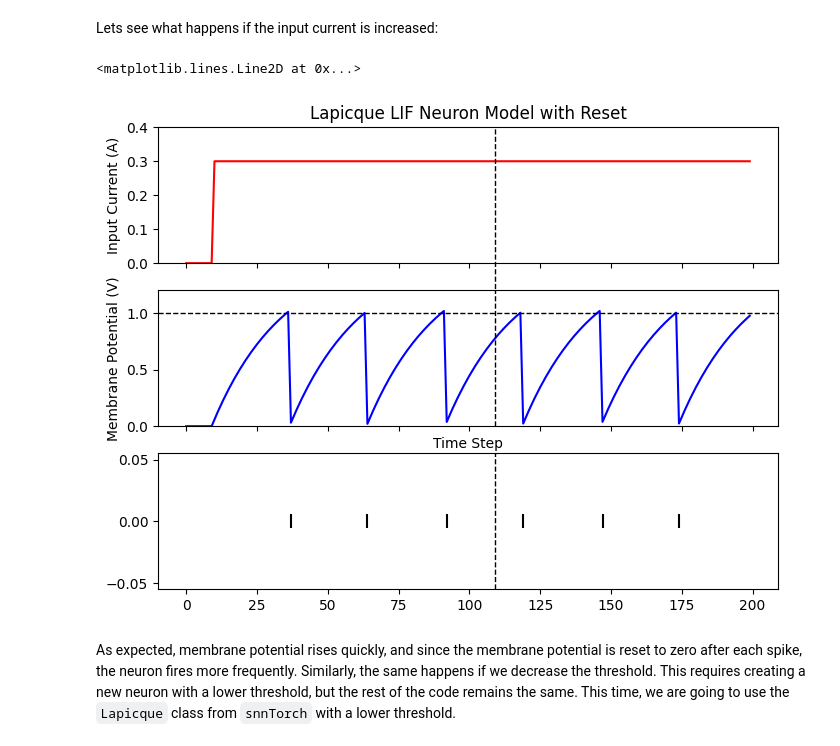
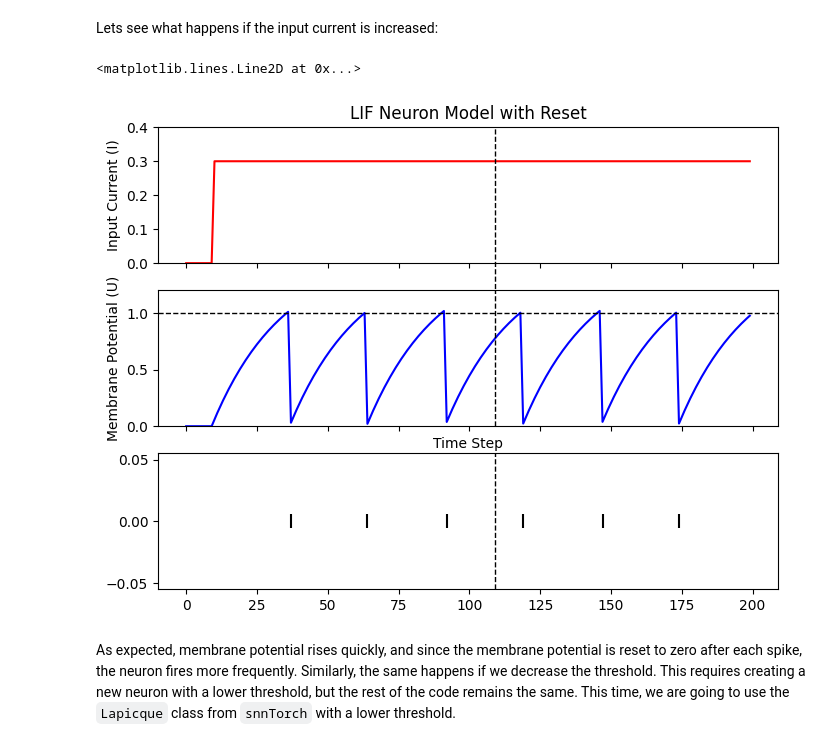
Before and after one commit to AmitNativ1984/SpikingNeuralNetworks, a Jupyter notebook: snnTorch/tutorial-2-LIF-neuron.ipynb, the cells around one changed output. Cells and saved outputs as stored; diff of their text form; code cells hidden in the pictures.

```diff
--- a/snnTorch/tutorial-2-LIF-neuron.ipynb
+++ b/snnTorch/tutorial-2-LIF-neuron.ipynb
@@ -479,37 +479,37 @@ spk_rec = []
 
 # neuron simulation
 for step in range(len(curr_in)):
     Umem, spk = leaky_intergrate_and_fire(Umem, time_step=1e-3, I=curr_in[step])
 
     # store the membrane potential at each time step
     Umem_rec.append(Umem)
     spk_rec.append(spk)
 
 # Convert the list of tensors to one tensor
 Umem_rec = torch.stack(Umem_rec)
 spk_rec = torch.stack(spk_rec)
 
 # Plot the membrane potential and spikes over time
 fig, axs = plt.subplots(3, 1, figsize=(8, 6), sharex=True)
 axs[0].plot(np.arange(len(curr_in)), curr_in.numpy(), color='r')
-axs[0].set_ylabel('Input Current (A)')
+axs[0].set_ylabel('Input Current (I)')
 axs[0].set_ylim((0,0.4))
-axs[0].set_title('Lapicque LIF Neuron Model with Reset')
+axs[0].set_title('LIF Neuron Model with Reset')
 axs[1].plot(np.arange(len(Umem_rec)), Umem_rec.numpy(), color='b')
-axs[1].set_ylabel('Membrane Potential (V)')
+axs[1].set_ylabel('Membrane Potential (U)')
 axs[1].set_xlabel('Time Step')
 axs[1].set_ylim((0,1.2))
 
 splt.raster(spk_rec, ax=axs[2], s=100, c="black", marker="|")
 
 axs[0].axvline(x=109, ymin=-1, color='k', linestyle='--', linewidth=1, clip_on=False)
 axs[1].axvline(x=109, ymax=1, color='k', linestyle='--', linewidth=1, clip_on=False)
 axs[2].axvline(x=109, ymax=1, color='k', linestyle='--', linewidth=1, clip_on=False)
 
 axs[1].axhline(y=1.0, color='k', linestyle='--', linewidth=1, label='Threshold')
 # %% [output]
 <matplotlib.lines.Line2D at 0x...>
-[figure, old version]
+[figure, new version]
 # %% [markdown]
 As expected, membrane potential rises quickly, and since the membrane potential is reset to zero after each spike, the neuron fires more frequently.
 Similarly, the same happens if we decrease the threshold. This requires creating a new neuron with a lower threshold, but the rest of the code remains the same. This time, we are going to use the `Lapicque` class from `snnTorch` with a lower threshold.
```
Also changed, not shown: parts of 5 cells of this notebook.
